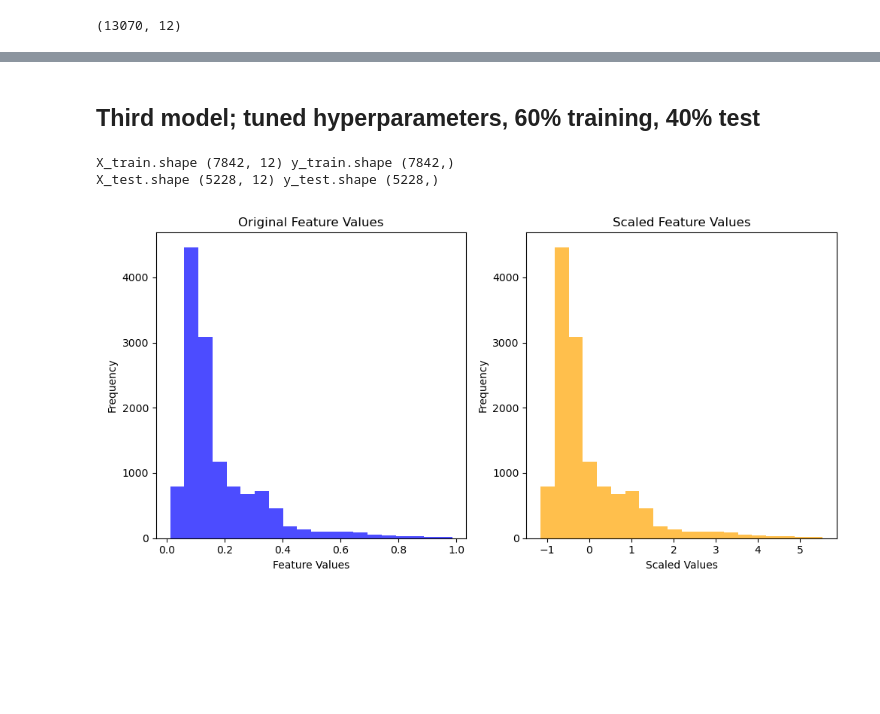
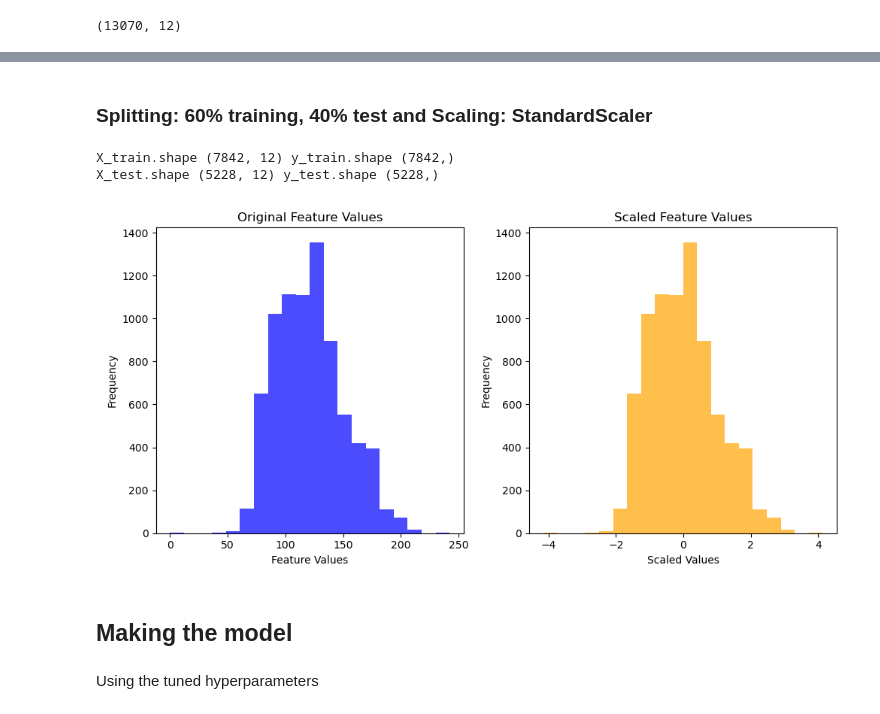
Before and after one commit to EmileJ11/MachineLearning, a Jupyter notebook: src/NN_regression.ipynb, the cells around one changed output, grey strips where cells are left out. Saved outputs shown, nothing was run; the diff lists cells and outputs as text; code cells hidden in the pictures; blank space fills up the shorter version.

```diff
--- a/src/NN_regression.ipynb
+++ b/src/NN_regression.ipynb
@@ -28,7 +25,7 @@ tf.autograph.set_verbosity(0)
 ## EDA/Pre-Processing
 Exploratory data analysis
 # %%
-df = pd.read_csv("archive/song_data.csv")
+df = pd.read_csv("../archive/song_data.csv")
 df.head()
 # %% [output]
 |  | song_name | song_popularity | song_duration_ms | acousticness | danceability | energy | instrumentalness | ... |
@@ -51,3 +50,5 @@ df.shape
+# %%
+df = df.drop('song_name', axis=1)
 # %% [markdown]
 Look at the composition of the dataset
 # %%
@@ -101,5 +117,5 @@ df.shape
 # %%
-X, y = df.drop(['song_name','song_popularity'],axis=1).to_numpy(), df['song_popularity'].to_numpy()
+X, y = df.drop(['song_popularity'],axis=1).to_numpy(), df['song_popularity'].to_numpy()
 # %%
 X.shape
 # %% [output]
@@ -177,5 +123,5 @@ model_regression_60_40.compile(
 # %% [markdown]
-## Third model; tuned hyperparameters, 60% training, 40% test
+### Splitting: 60% training, 40% test and Scaling: StandardScaler
 # %%
 X_train, X_test, y_train, y_test = train_test_split(X,y , test_size=0.4, random_state=1)
 print("X_train.shape", X_train.shape, "y_train.shape", y_train.shape)
@@ -188,35 +134,29 @@ scaler = StandardScaler()
 X_train_scaled = scaler.fit_transform(X_train)
 X_test_scaled = scaler.transform(X_test)
 # %%
-## TEST, add this at the start togheter with standardscaler at the start !!!!!!!!!!!!!!!!!!!!!!!!!!!!!!!!!!!!!
-import matplotlib.pyplot as plt
-nb = 6
-# Assuming X_train is a 2D numpy array with features along columns
-original_feature_values = X[:, nb]  # Replace 0 with the index of the feature you're interested in
+nb = 9
+original_feature_values = X_train[:, nb]
 
-# Create a new StandardScaler
-scaler = StandardScaler()
-
-# Fit and transform the feature
-scaled_feature_values = scaler.fit_transform(X)
-
-# Plot histograms
 plt.figure(figsize=(10, 5))
 
 plt.subplot(1, 2, 1)
 plt.hist(original_feature_values, bins=20, color='blue', alpha=0.7)
 plt.title('Original Feature Values')
 plt.xlabel('Feature Values')
 plt.ylabel('Frequency')
 
 plt.subplot(1, 2, 2)
-plt.hist(scaled_feature_values[:, nb], bins=20, color='orange', alpha=0.7)
+plt.hist(X_train_scaled[:, nb], bins=20, color='orange', alpha=0.7)
 plt.title('Scaled Feature Values')
 plt.xlabel('Scaled Values')
 plt.ylabel('Frequency')
 
 plt.tight_layout()
 plt.show()
 # %% [output]
-[figure, old version]
+[figure, new version]
+# %% [markdown]
+## Making the model
+# %% [markdown]
+Using the tuned hyperparameters
 # %%
```
Also changed, not shown: parts of 27 cells of this notebook, 1 other file.
